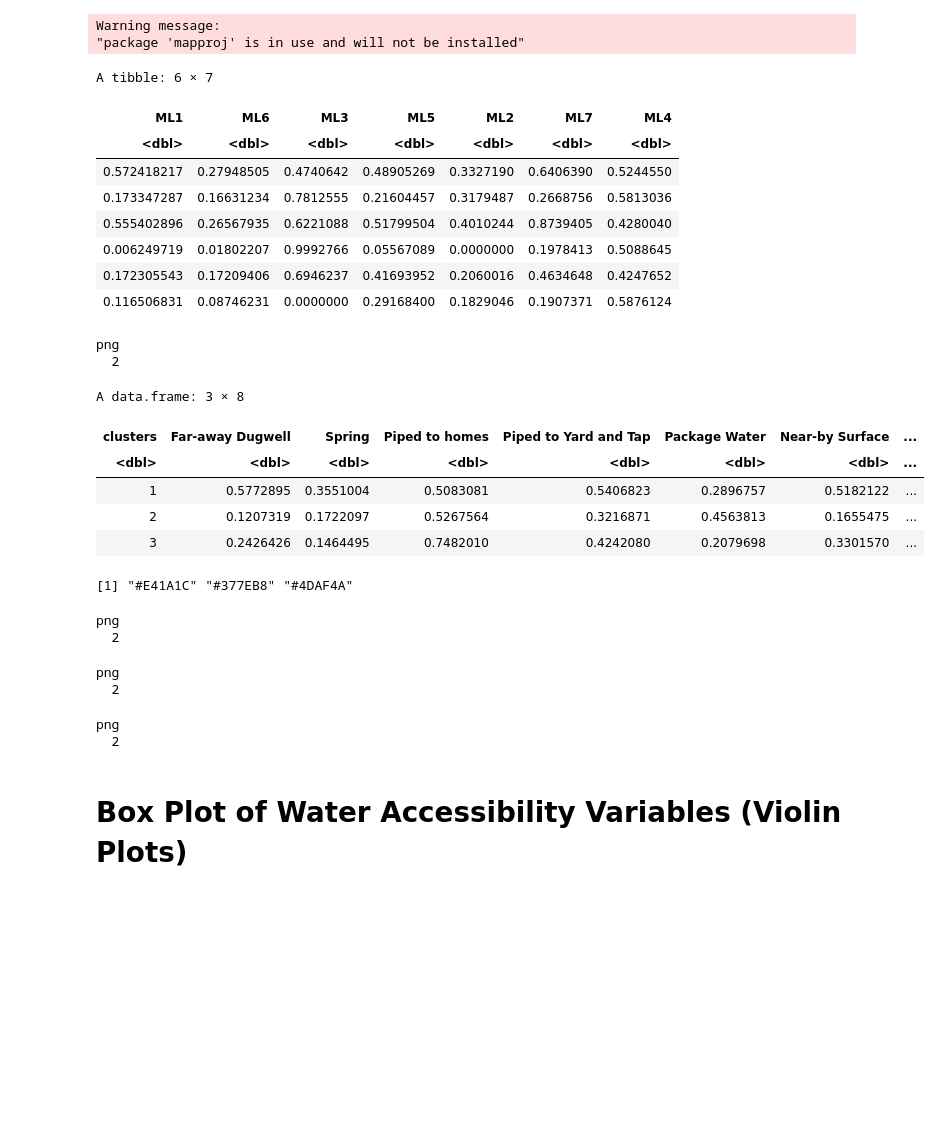
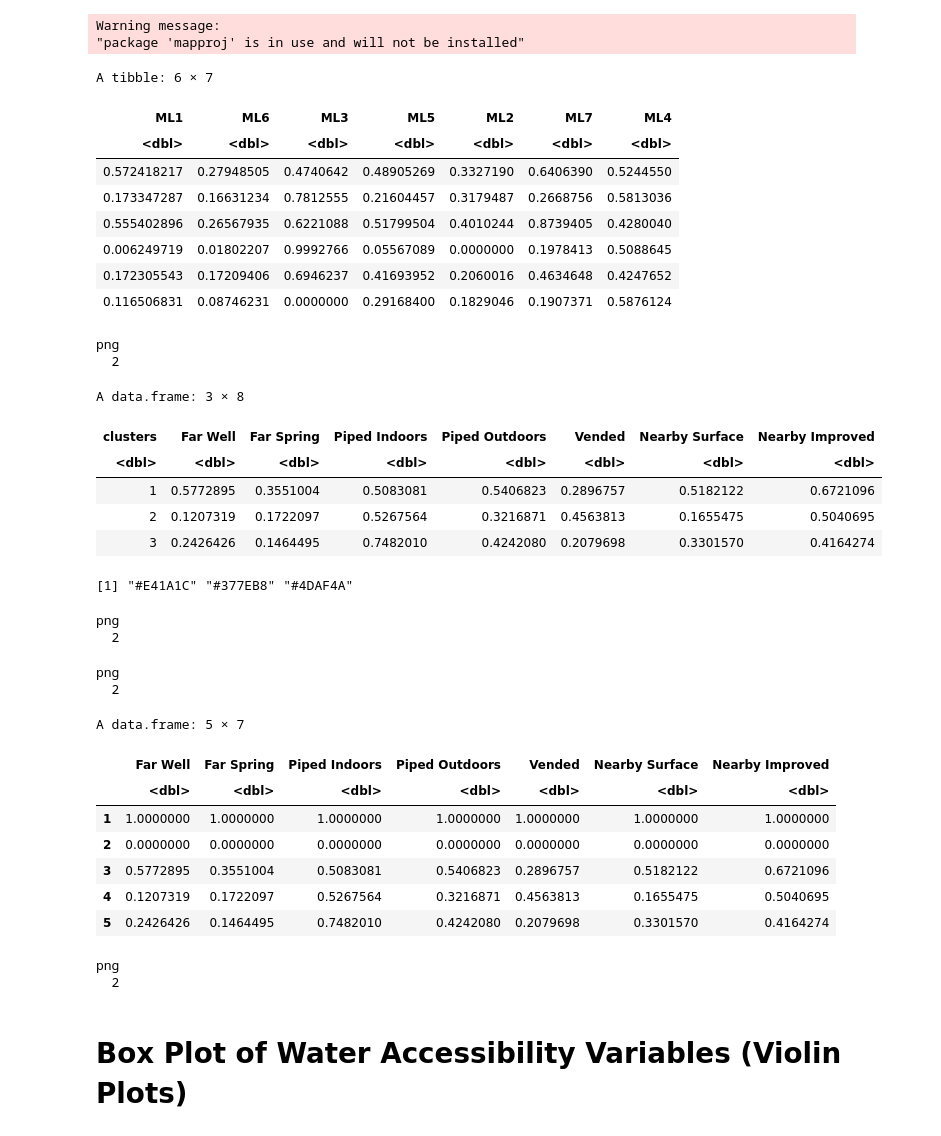
Before and after one commit to narslab/water-accessibility, a Jupyter notebook: bin/jupyter/typology-seven-five-ml-promax.ipynb, the cells around one changed output. Saved outputs shown, nothing was run; the diff lists cells and outputs as text; code cells hidden in the pictures; blank space fills up the shorter version.

Commit message:
variable change
name change

```diff
--- a/bin/jupyter/typology-seven-five-ml-promax.ipynb
+++ b/bin/jupyter/typology-seven-five-ml-promax.ipynb
@@ -56,13 +56,13 @@ df <- df.wa.fa[,c(2:8)]
 head(df)
 df <- df %>%
   rename(
-      'Far-away Dugwell' = ML1,
-      'Package Water'= ML2,
-      'Piped to homes'= ML3,
-      'Near-by borehole'= ML4,
-      'Piped to Yard and Tap' = ML5,
-      'Spring' = ML6,
-      'Near-by Surface'= ML7
+      'Far Well' = ML1,
+      'Vended'= ML2,
+      'Piped Indoors'= ML3,
+      'Nearby Improved'= ML4,
+      'Piped Outdoors' = ML5,
+      'Far Spring' = ML6,
+      'Nearby Surface'= ML7
      )
 
 #resizing graphs accordingly
@@ -108,7 +108,7 @@ png(
 bp <- barplot(centroid,
         main = "", xlab = "Clusters", ylab = "fitness of Centroid",
         col = c('#E41A1C','#377EB8','#4DAF4A'),
-        ylim = c(0, 10), names.arg = c("Off-premise", "Market", "Improved Drinking Water"))
+        ylim = c(0, 10), names.arg = c("Decentralized" , "Hybrid", "Centralized"))
 dev.off()
 
 #resizing graphs accordingly
@@ -127,68 +127,82 @@ barplot(as.matrix(df.wa.avg[,c(2:8)]),
         beside = TRUE,
         main = "", xlab = "Water variables", ylab = "Factor Weight",
         col = c('#E41A1C','#377EB8','#4DAF4A'),
-        legend = c("Off-premise", "Market", "Improved Drinking Water"),
+        legend = c("Decentralized" , "Hybrid", "Centralized"),
         args.legend = list(title = "Clusters", x = "topright", cex = .7), ylim = c(0, 1))
 dev.off()
 
 centroiddf.wa <- apply(df, 1, function(x) sqrt(sum(x^2)) ) #How close is each country to the cen-troid of the cluster
+
 data.spider <- rbind(rep(1,1) , rep(0,1) , df.wa.avg[,c(2:8)])
+
+head(data.spider)
 colnames(data.spider) <- c(
-   "Far-away Dugwell",
-"Spring",
-"Piped to homes",
-    'Piped to Yard and Tap',
-    'Package Water',
-    "Near-by Surface",
-    'Near-by borehole')
-options(repr.plot.width=17, repr.plot.height=14)
+   "Far Well",
+"Far Spring",
+"Piped Indoors",
+    'Piped Outdoors',
+    'Vended',
+    "Nearby Surface",
+    'Nearby Improved')
+
+
+options(repr.plot.width=20, repr.plot.height=20)
 par(mar = c(1,1,1,1))
 par(cex=1.4)
                        png(
   "spider-plot.png",
   width     = 15,
   height    = 15,
   units     = "in",
   res       = 700,
   pointsize = 15
 )
 
 # The default radar chart for First Cluster
 r.c. <- radarchart(data.spider,
            #custom polygon
            pcol= c('#E41A1C','#377EB8','#4DAF4A','#984EA3' ) ,
            plwd=4 , plty=1,
            #custom the grid
            cglcol="grey", cglty=1, axislabcol="grey", caxislabels= seq(0,1,.2), cglwd=0.8, axistype = 4,
            title = '',
-           vlcex=1,
-           calcex = 1 , )
+           vlcex= 1.3,
+           calcex = 1.3 , )
+
                        dev.off()
 # %% [output]
 A tibble: 6 × 7
 | ML1 | ML6 | ML3 | ML5 | ML2 | ML7 | ML4 |
 | <dbl> | <dbl> | <dbl> | <dbl> | <dbl> | <dbl> | <dbl> |
 | 0.572418217 | 0.27948505 | 0.4740642 | 0.48905269 | 0.3327190 | 0.6406390 | 0.5244550 |
 | 0.173347287 | 0.16631234 | 0.7812555 | 0.21604457 | 0.3179487 | 0.2668756 | 0.5813036 |
 | 0.555402896 | 0.26567935 | 0.6221088 | 0.51799504 | 0.4010244 | 0.8739405 | 0.4280040 |
 | 0.006249719 | 0.01802207 | 0.9992766 | 0.05567089 | 0.0000000 | 0.1978413 | 0.5088645 |
 | 0.172305543 | 0.17209406 | 0.6946237 | 0.41693952 | 0.2060016 | 0.4634648 | 0.4247652 |
 | 0.116506831 | 0.08746231 | 0.0000000 | 0.29168400 | 0.1829046 | 0.1907371 | 0.5876124 |
 png
   2
 A data.frame: 3 × 8
-| clusters | Far-away Dugwell | Spring | Piped to homes | Piped to Yard and Tap | Package Water | Near-by Surface | ... |
-| <dbl> | <dbl> | <dbl> | <dbl> | <dbl> | <dbl> | <dbl> | ... |
-| 1 | 0.5772895 | 0.3551004 | 0.5083081 | 0.5406823 | 0.2896757 | 0.5182122 | ... |
-| 2 | 0.1207319 | 0.1722097 | 0.5267564 | 0.3216871 | 0.4563813 | 0.1655475 | ... |
-| 3 | 0.2426426 | 0.1464495 | 0.7482010 | 0.4242080 | 0.2079698 | 0.3301570 | ... |
+| clusters | Far Well | Far Spring | Piped Indoors | Piped Outdoors | Vended | Nearby Surface | Nearby Improved |
+| <dbl> | <dbl> | <dbl> | <dbl> | <dbl> | <dbl> | <dbl> | <dbl> |
+| 1 | 0.5772895 | 0.3551004 | 0.5083081 | 0.5406823 | 0.2896757 | 0.5182122 | 0.6721096 |
+| 2 | 0.1207319 | 0.1722097 | 0.5267564 | 0.3216871 | 0.4563813 | 0.1655475 | 0.5040695 |
+| 3 | 0.2426426 | 0.1464495 | 0.7482010 | 0.4242080 | 0.2079698 | 0.3301570 | 0.4164274 |
 [1] "#E41A1C" "#377EB8" "#4DAF4A"
 png
   2
 png
   2
-png
-  2
+A data.frame: 5 × 7
+|  | Far Well | Far Spring | Piped Indoors | Piped Outdoors | Vended | Nearby Surface | Nearby Improved |
+|  | <dbl> | <dbl> | <dbl> | <dbl> | <dbl> | <dbl> | <dbl> |
+| 1 | 1.0000000 | 1.0000000 | 1.0000000 | 1.0000000 | 1.0000000 | 1.0000000 | 1.0000000 |
+| 2 | 0.0000000 | 0.0000000 | 0.0000000 | 0.0000000 | 0.0000000 | 0.0000000 | 0.0000000 |
+| 3 | 0.5772895 | 0.3551004 | 0.5083081 | 0.5406823 | 0.2896757 | 0.5182122 | 0.6721096 |
+| 4 | 0.1207319 | 0.1722097 | 0.5267564 | 0.3216871 | 0.4563813 | 0.1655475 | 0.5040695 |
+| 5 | 0.2426426 | 0.1464495 | 0.7482010 | 0.4242080 | 0.2079698 | 0.3301570 | 0.4164274 |
+png
+  2
 # %% [markdown]
 # Box Plot of Water Accessibility Variables (Violin Plots)
 # %%
```
Also changed, not shown: 7 other files.
